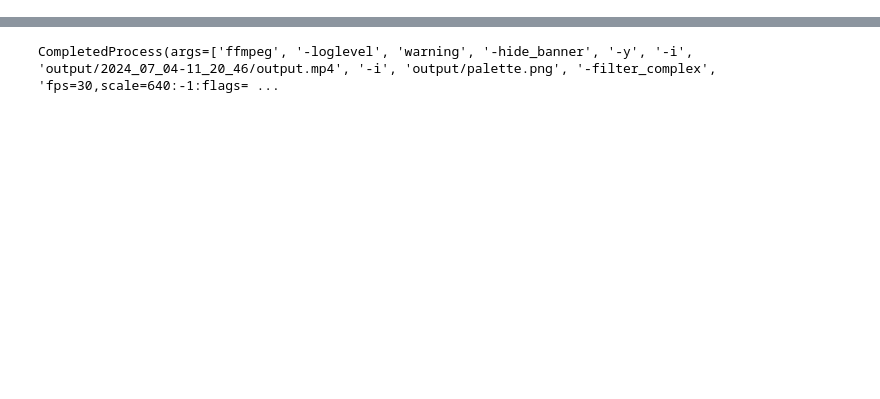
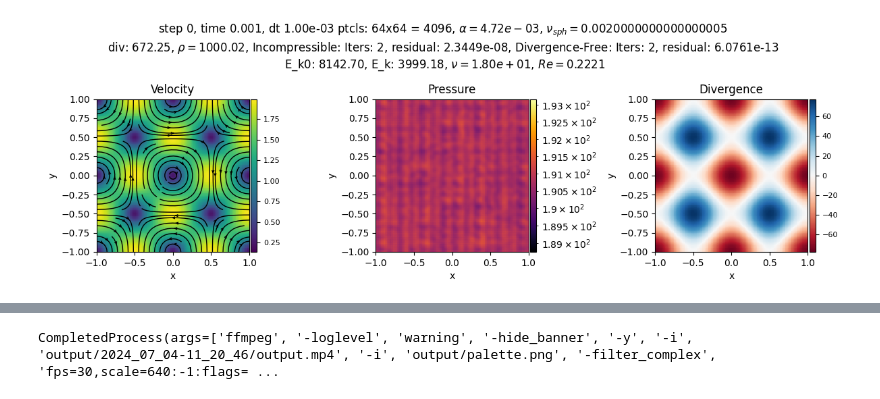
Before and after one commit to wi-re/diffSPH, a Jupyter notebook: partiBench/DFSPH.ipynb, the cells around one changed output, grey strips where cells are left out. Saved outputs shown, nothing was run; the diff lists cells and outputs as text; code cells hidden in the pictures; blank space fills up the shorter version.

```diff
--- a/partiBench/DFSPH.ipynb
+++ b/partiBench/DFSPH.ipynb
@@ -254,3 +254,41 @@ fig.tight_layout()
+# %%
+from diffSPH.v2.plotting import prepVisualizationState, visualizeParticleQuantity
+from diffSPH.v2.plotting import exportPlot, postProcessPlot
+fig, axis = plt.subplots(1,3, figsize = (12,4), squeeze = False)
+
+visualizationState = prepVisualizationState(perennialState, config, grid = True)
+# plotRegions(regions, axis[0,0])
+# plotRegions(regions, axis[0,1])
+
+s = 0.25
+
+indexPlot = visualizeParticleQuantity(fig, axis[0,0], config, visualizationState, quantity =
+                                      'velocities',
+                                      mapping = 'L2', s = s,
+                          scaling = 'lin', gridVisualization=True, cmap = 'viridis', title = 'Velocity', which = 'fluid', plotBoth = False, midPoint = 0, streamLines = True)
+quantPlot = visualizeParticleQuantity(fig, axis[0,1], config, visualizationState, quantity =
+                                      'pressureIncompressible',
+                                      mapping = '.y', s = s,
+                          scaling = 'log', gridVisualization=True, cmap = 'inferno', streamLines = False, operation = None, title = 'Pressure', plotBoth = False, which = 'fluid', midPoint = 1000)
+
+l2Plot = visualizeParticleQuantity(fig, axis[0,2], config, visualizationState, quantity =
+                                      div,
+                                      mapping = '.x', s = s,
+                          scaling = 'sym', gridVisualization=True, cmap = 'RdBu', streamLines = False, operation = None, title = 'Divergence', plotBoth = False, which = 'fluid', midPoint = 0)
+
+E_k0 =  (0.5 * particleState['areas'] * particleState['densities'] * torch.linalg.norm(initialVelocities, dim = -1)**2).sum().detach().cpu().numpy()
+E_k = (0.5 * torch.sum(perennialState['fluid']['areas'] * perennialState['fluid']['densities'] * torch.linalg.norm(perennialState['fluid']['velocities'], dim = 1)**2)).sum().detach().cpu().numpy()
+nu_total = np.log(E_k / E_k0) / (-4 *  perennialState['time'] * k**2 )
+Re = u_mag * 2 / nu_total
+
+fig.suptitle(f'step {perennialState["timestep"]}, time {perennialState["time"]:.4g}, dt {perennialState["dt"]:.2e} ptcls: {nx}x{nx} = {nx**2}, $\\alpha = {config["diffusion"]["alpha"]:.2e}$, $\\nu_{{sph}} = {config["diffusion"]["nu_sph"]}$\ndiv: {div.sum():.2f}, $\\rho = {perennialState["fluid"]["densities"].mean().cpu().detach().numpy():.2f}$, Incompressible: Iters: {len(priorState["fluid"]["convergence_density"])}, residual: {priorState["fluid"]["convergence_density"][-1]:.4e}, Divergence-Free: Iters: {len(priorState["fluid"]["convergence_divergence"])}, residual: {priorState["fluid"]["convergence_divergence"][-1]:.4e}\n E_k0: {E_k0:.2f}, E_k: {E_k:.2f}, $\\nu = {nu_total:.2e}$, $Re = {Re:.4g}$')
+
+fig.tight_layout()
+
+# simulationState['fluid']['actualArea'] = simulationState['fluid']['masses'] / simulationState['fluid']['densities']
+#
+# %% [output]
+[figure, added]
 # %%
 priorState = None
 for i in tqdm(range(256)):
```
Also changed, not shown: parts of 6 cells of this notebook, 2 other files.
